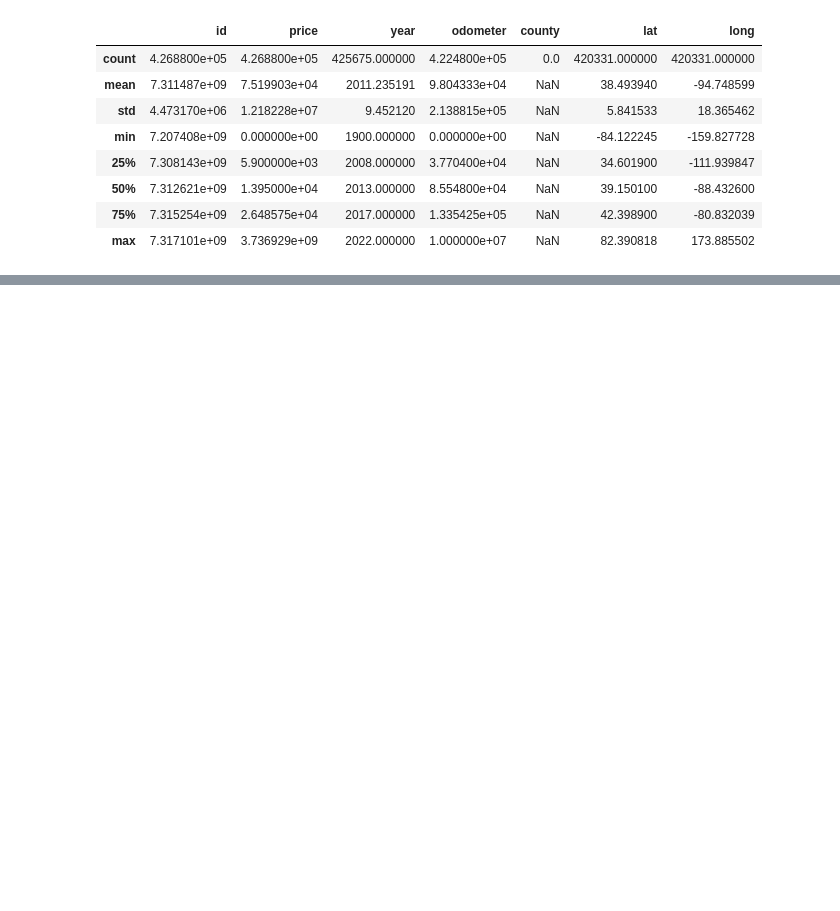
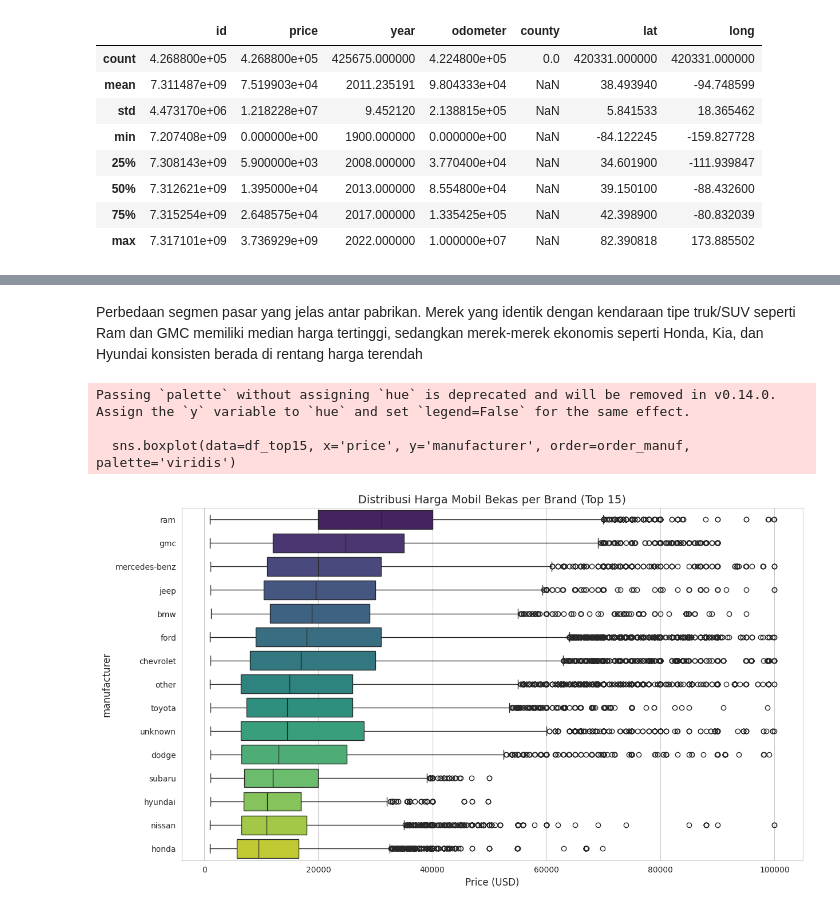
Before and after one commit to FerrelNW/used_car_price_analysis, a Jupyter notebook: used_car_price_analysis.ipynb, the cells around one changed output, grey strips where cells are left out. Drawn from its saved outputs; the diff is of its cells as text; code cells hidden in the pictures; blank space fills up the shorter version.

```diff
--- a/used_car_price_analysis.ipynb
+++ b/used_car_price_analysis.ipynb
@@ -525,0 +203,21 @@ plt.show();
+# %% [markdown]
+Perbedaan segmen pasar yang jelas antar pabrikan. Merek yang identik dengan kendaraan tipe truk/SUV seperti Ram dan GMC memiliki median harga tertinggi, sedangkan merek-merek ekonomis seperti Honda, Kia, dan Hyundai konsisten berada di rentang harga terendah
+# %%
+# Distribusi Harga per Manufacturer (Top 15)
+plt.figure(figsize=(14, 8))
+
+# Ambil 15 merek mobil terbanyak datanya
+top_15_manuf = df_cleaned['manufacturer'].value_counts().nlargest(15).index
+df_top15 = df_cleaned[df_cleaned['manufacturer'].isin(top_15_manuf)]
+
+order_manuf = df_top15.groupby('manufacturer')['price'].median().sort_values(ascending=False).index
+
+sns.boxplot(data=df_top15, x='price', y='manufacturer', order=order_manuf, palette='viridis')
+plt.title('Distribusi Harga Mobil Bekas per Brand (Top 15)')
+plt.xlabel('Price (USD)')
+plt.show()
+# %% [output]
+Passing `palette` without assigning `hue` is deprecated and will be removed in v0.14.0. Assign the `y` variable to `hue` and set `legend=False` for the same effect.
+
+  sns.boxplot(data=df_top15, x='price', y='manufacturer', order=order_manuf, palette='viridis')
+[figure, added]
```
Also changed, not shown: parts of 55 cells of this notebook, 1 other file.
